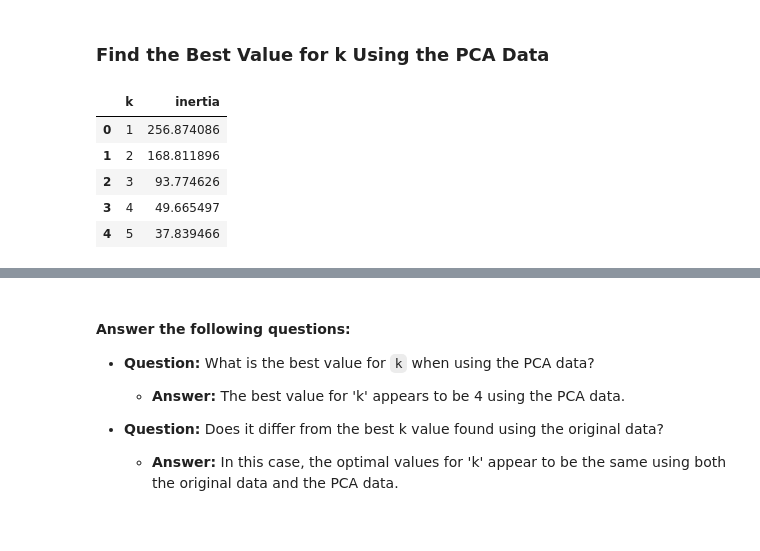
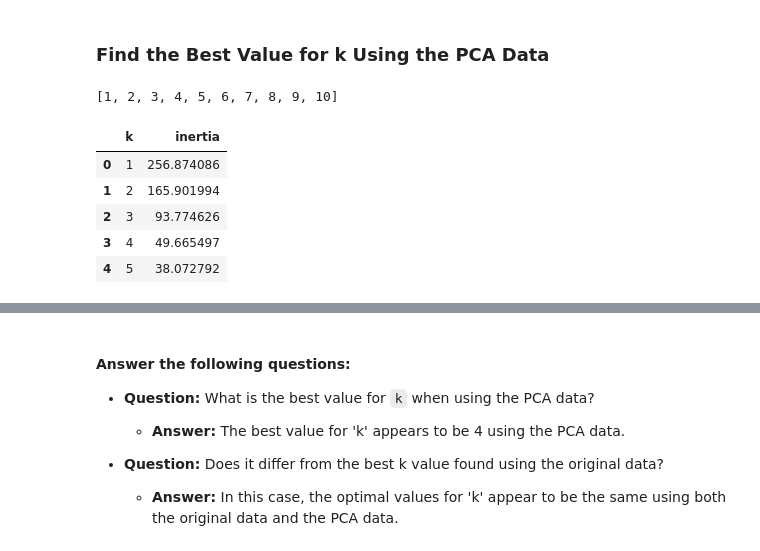
Before and after one commit to jmpealy/CryptoClustering, a Jupyter notebook: Crypto_Clustering.ipynb, the cells around one changed output, grey strips where cells are left out. Saved outputs shown, nothing was run; the diff lists cells and outputs as text; code cells hidden in the pictures.

Commit message:
modified random state in ipynb file

```diff
--- a/Crypto_Clustering.ipynb
+++ b/Crypto_Clustering.ipynb
@@ -122,6 +124,6 @@ df_market_scaled.head(10)
 ### Find the Best Value for k Using the Original Data.
 # %%
 # Create a list with the number of k-values from 1 to 11
-k = list(range(1,12))
+k = list(range(1,11))
 k
 # %% [output]
@@ -300,34 +302,37 @@ crypto_pca_df.head(10)
 ### Find the Best Value for k Using the PCA Data
 # %%
 # Create a list with the number of k-values from 1 to 11
-k_pca = list(range(1,12))
+k_pca = list(range(1,11))
+k_pca
+# %% [output]
+[1, 2, 3, 4, 5, 6, 7, 8, 9, 10]
 # %%
 # Create an empty list to store the inertia values
 inertia = []
 
 # Create a for loop to compute the inertia with each possible value of k
 # Inside the loop:
-for i in k:
+for i in k_pca:
     # 1. Create a KMeans model using the loop counter for the n_clusters
-    k_model = KMeans(n_clusters=i, random_state=0)
+    k_model = KMeans(n_clusters=i, random_state=1)
     # 2. Fit the model to the data using `df_market_data_pca`
     k_model.fit(crypto_pca_df)
     # 3. Append the model.inertia_ to the inertia list
     inertia.append(k_model.inertia_)
 # %%
 # Create a dictionary with the data to plot the Elbow curve
-crypto_elbow_data = {"k": k, "inertia": inertia}
+crypto_elbow_data = {"k": k_pca, "inertia": inertia}
 # Create a DataFrame with the data to plot the Elbow curve
 crypto_elbow_df = pd.DataFrame(crypto_elbow_data)
 # Review the DataFrame
 crypto_elbow_df.head()
 # %% [output]
 |  | k | inertia |
 | 0 | 1 | 256.874086 |
-| 1 | 2 | 168.811896 |
+| 1 | 2 | 165.901994 |
 | 2 | 3 | 93.774626 |
 | 3 | 4 | 49.665497 |
-| 4 | 5 | 37.839466 |
+| 4 | 5 | 38.072792 |
 # %%
 # Plot a line chart with all the inertia values computed with
 # the different values of k to visually identify the optimal value for k.
```
Also changed, not shown: parts of 4 cells of this notebook.
